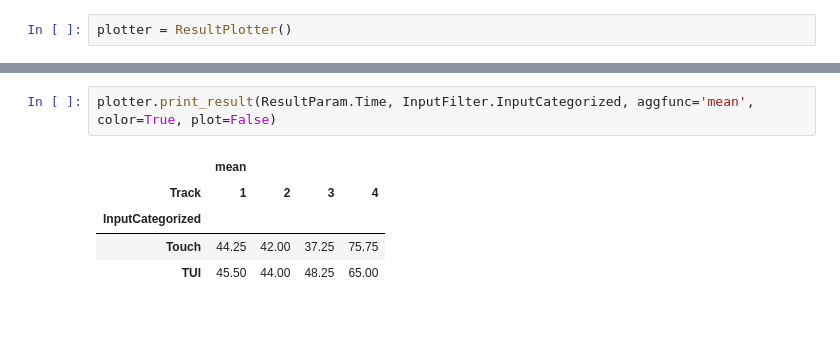
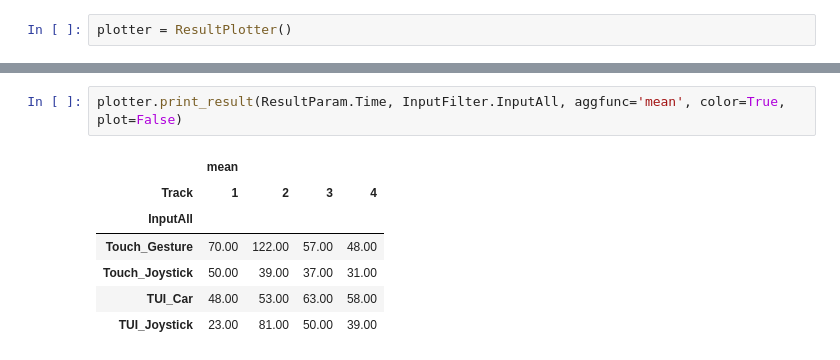
Before and after one commit to eqbic/Masterarbeit-Evaluation, a Jupyter notebook: evaluation.ipynb, the cells around one changed output, grey strips where cells are left out. Saved outputs shown, nothing was run; the diff lists cells and outputs as text; blank space fills up the shorter version.

Commit message:
print time for all inputs

```diff
--- a/evaluation.ipynb
+++ b/evaluation.ipynb
@@ -174,11 +171,13 @@ plotter.print_result(ResultParam.DeltaDistance, InputFilter.InputAll, aggfunc='m
 # %%
-plotter.print_result(ResultParam.Time, InputFilter.InputCategorized, aggfunc='mean', color=True, plot=False)
+plotter.print_result(ResultParam.Time, InputFilter.InputAll, aggfunc='mean', color=True, plot=False)
 # %% [output]
 |  | mean |  |  |  |
 | Track | 1 | 2 | 3 | 4 |
-| InputCategorized |  |  |  |  |
-| Touch | 44.25 | 42.00 | 37.25 | 75.75 |
-| TUI | 45.50 | 44.00 | 48.25 | 65.00 |
+| InputAll |  |  |  |  |
+| Touch_Gesture | 70.00 | 122.00 | 57.00 | 48.00 |
+| Touch_Joystick | 50.00 | 39.00 | 37.00 | 31.00 |
+| TUI_Car | 48.00 | 53.00 | 63.00 | 58.00 |
+| TUI_Joystick | 23.00 | 81.00 | 50.00 | 39.00 |
 # %%
 plotter.print_result(ResultParam.MeanError, InputFilter.InputAll, min=0, max=10, aggfunc='mean', color=True, plot=False) # Mean Error in meter
 # %% [output]
```
Also changed, not shown: parts of 6 cells of this notebook.
